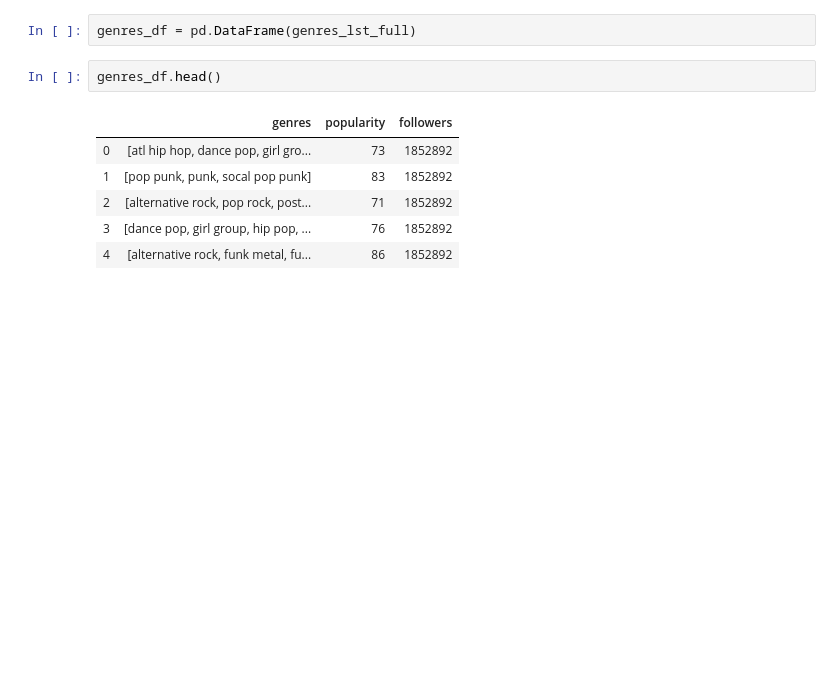
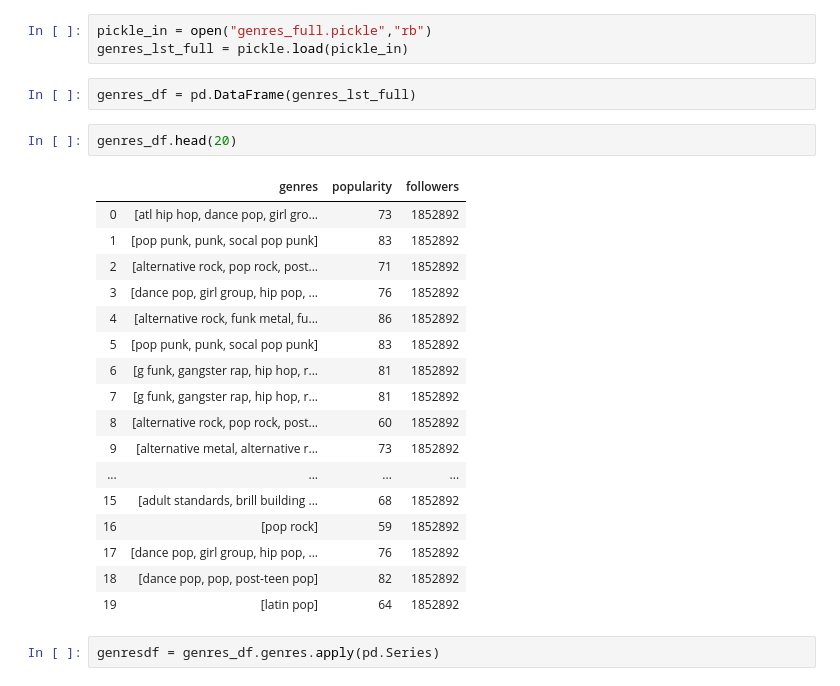
Before and after one commit to fsarraf/Mod4_Project, a Jupyter notebook: Untitled.ipynb, the cells around one changed output. Drawn from its saved outputs; the diff is of its cells as text; blank space fills up the shorter version.

Commit message:
updated genres info

```diff
--- a/Untitled.ipynb
+++ b/Untitled.ipynb
@@ -245,11 +242,27 @@ pickle_out.close()
+# %%
+pickle_in = open("genres_full.pickle","rb")
+genres_lst_full = pickle.load(pickle_in)
 # %%
 genres_df = pd.DataFrame(genres_lst_full)
 # %%
-genres_df.head()
+genres_df.head(20)
 # %% [output]
 |  | genres | popularity | followers |
 | 0 | [atl hip hop, dance pop, girl gro... | 73 | 1852892 |
 | 1 | [pop punk, punk, socal pop punk] | 83 | 1852892 |
 | 2 | [alternative rock, pop rock, post... | 71 | 1852892 |
 | 3 | [dance pop, girl group, hip pop, ... | 76 | 1852892 |
 | 4 | [alternative rock, funk metal, fu... | 86 | 1852892 |
+| 5 | [pop punk, punk, socal pop punk] | 83 | 1852892 |
+| 6 | [g funk, gangster rap, hip hop, r... | 81 | 1852892 |
+| 7 | [g funk, gangster rap, hip hop, r... | 81 | 1852892 |
+| 8 | [alternative rock, pop rock, post... | 60 | 1852892 |
+| 9 | [alternative metal, alternative r... | 73 | 1852892 |
+| ... | ... | ... | ... |
+| 15 | [adult standards, brill building ... | 68 | 1852892 |
+| 16 | [pop rock] | 59 | 1852892 |
+| 17 | [dance pop, girl group, hip pop, ... | 76 | 1852892 |
+| 18 | [dance pop, pop, post-teen pop] | 82 | 1852892 |
+| 19 | [latin pop] | 64 | 1852892 |
+# %%
+genresdf = genres_df.genres.apply(pd.Series)
```
Also changed, not shown: parts of 18 cells of this notebook, 1 other file.
